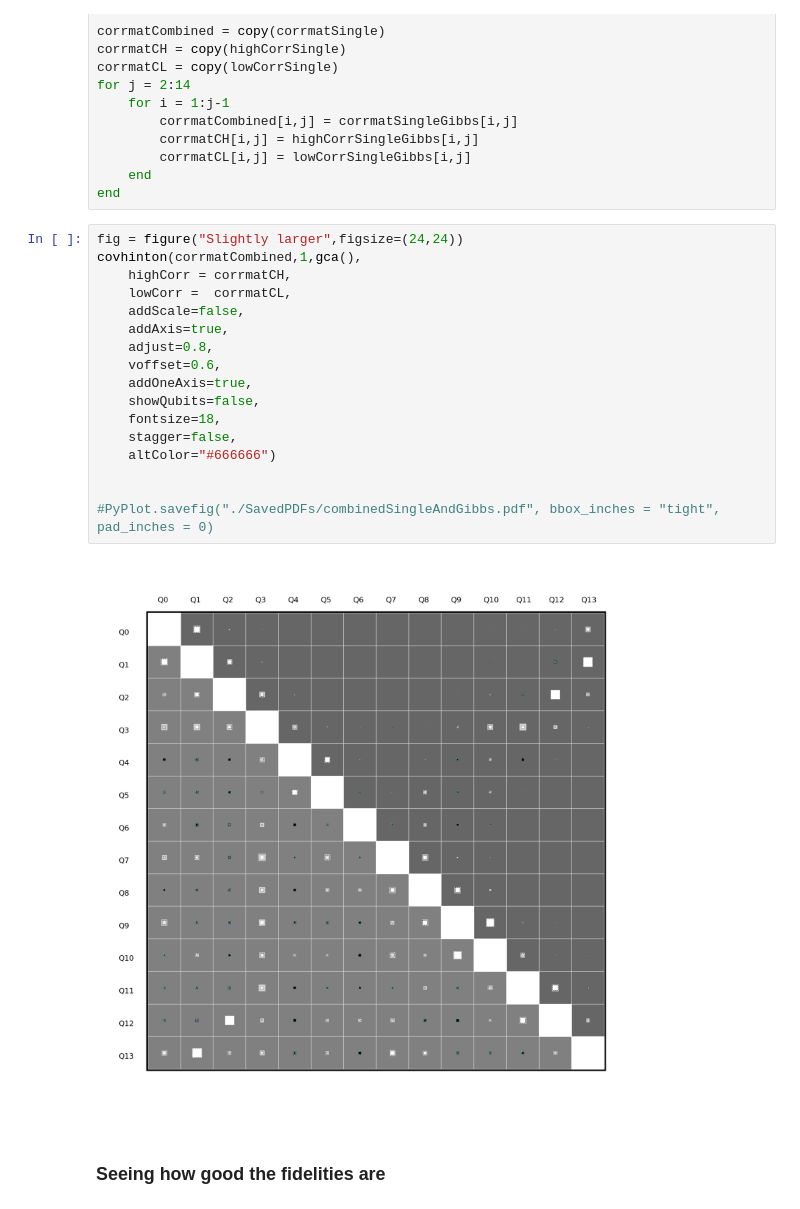
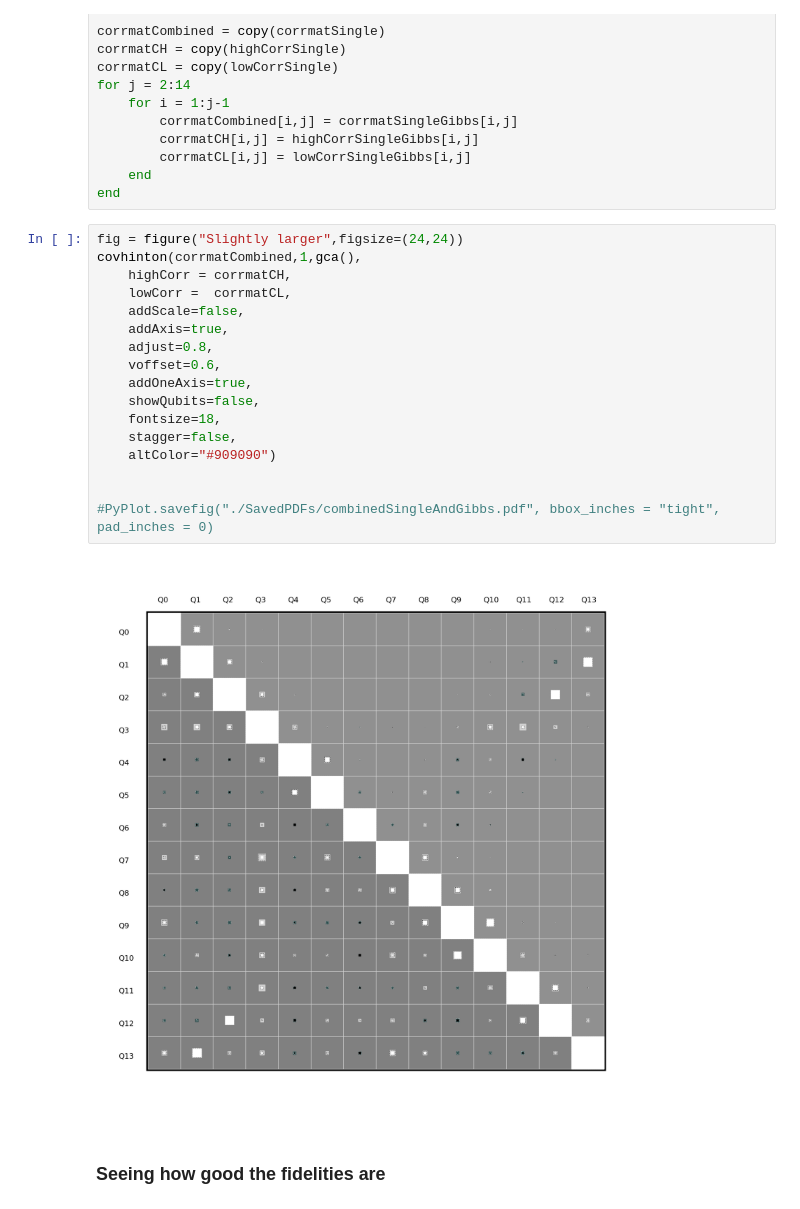
Before and after one commit to rharper2/Juqst.jl, a Jupyter notebook: docs/examples/quantumNoise/SingleQubitProtocol.ipynb, the cells around one changed output. Drawn from its saved outputs; the diff is of its cells as text.

```diff
--- a/docs/examples/quantumNoise/SingleQubitProtocol.ipynb
+++ b/docs/examples/quantumNoise/SingleQubitProtocol.ipynb
@@ -444,22 +447,22 @@ end
 # %%
 fig = figure("Slightly larger",figsize=(24,24))
 covhinton(corrmatCombined,1,gca(),
     highCorr = corrmatCH,
     lowCorr =  corrmatCL,
     addScale=false,
     addAxis=true,
     adjust=0.8,
     voffset=0.6,
     addOneAxis=true,
     showQubits=false,
     fontsize=18,
     stagger=false,
-    altColor="#666666")
+    altColor="#909090")
 
 
 #PyPlot.savefig("./SavedPDFs/combinedSingleAndGibbs.pdf", bbox_inches = "tight", pad_inches = 0)
 # %% [output]
-[figure, old version]
+[figure, new version]
 # %% [markdown]
 ### Seeing how good the fidelities are
 # %%
```
Also changed, not shown: parts of 1 cell of this notebook, 5 other files.
